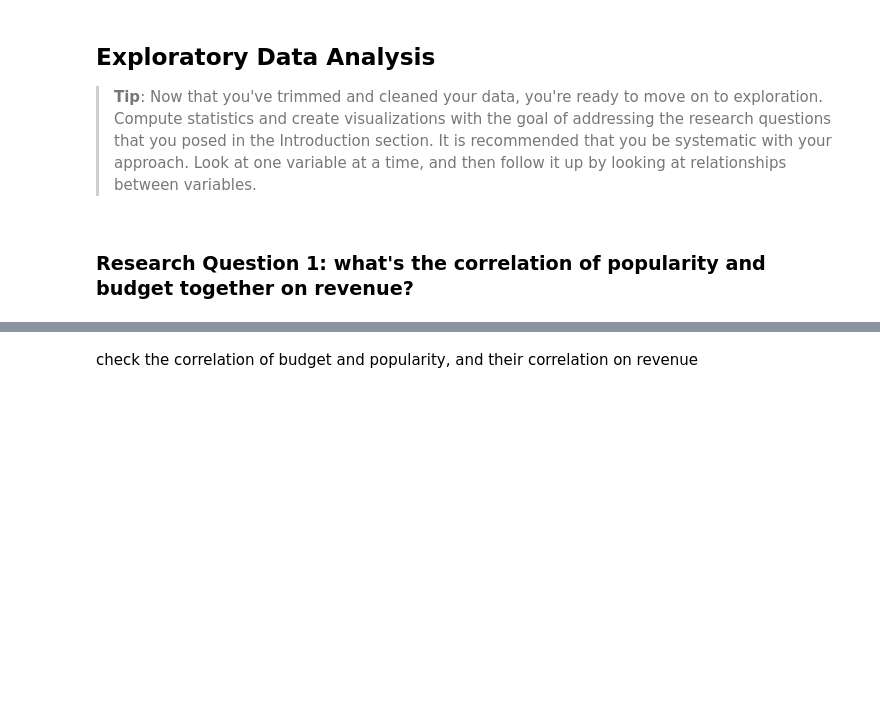
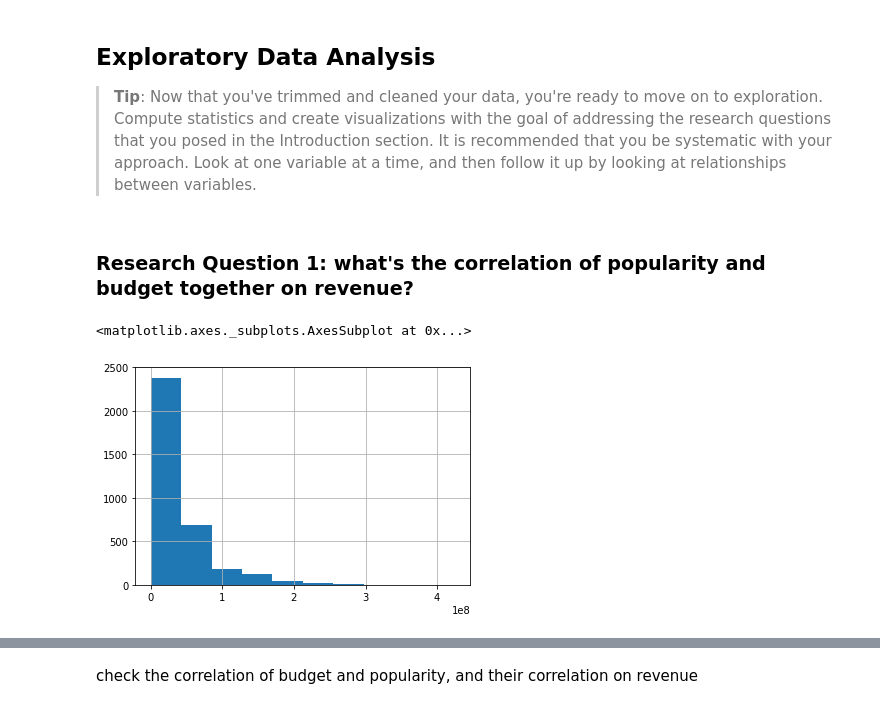
Before and after one commit to aqing1987/s-app-layer, a Jupyter notebook: udacity/ml-engineer-basic/data-analysis/investigate-a-dataset/investigate-tmdb-movies.ipynb, the cells around one changed output, grey strips where cells are left out. Saved outputs shown, nothing was run; the diff lists cells and outputs as text; code cells hidden in the pictures; blank space fills up the shorter version.

```diff
--- a/udacity/ml-engineer-basic/data-analysis/investigate-a-dataset/investigate-tmdb-movies.ipynb
+++ b/udacity/ml-engineer-basic/data-analysis/investigate-a-dataset/investigate-tmdb-movies.ipynb
@@ -166,3 +166,8 @@ df.describe()
 > **Tip**: Now that you've trimmed and cleaned your data, you're ready to move on to exploration. Compute statistics and create visualizations with the goal of addressing the research questions that you posed in the Introduction section. It is recommended that you be systematic with your approach. Look at one variable at a time, and then follow it up by looking at relationships between variables.
 # %% [markdown]
 ### Research Question 1: what's the correlation of popularity and budget together on revenue?
+# %%
+df['budget'].hist()
+# %% [output]
+<matplotlib.axes._subplots.AxesSubplot at 0x...>
+[figure, added]
```
Also changed, not shown: parts of 6 cells of this notebook.
